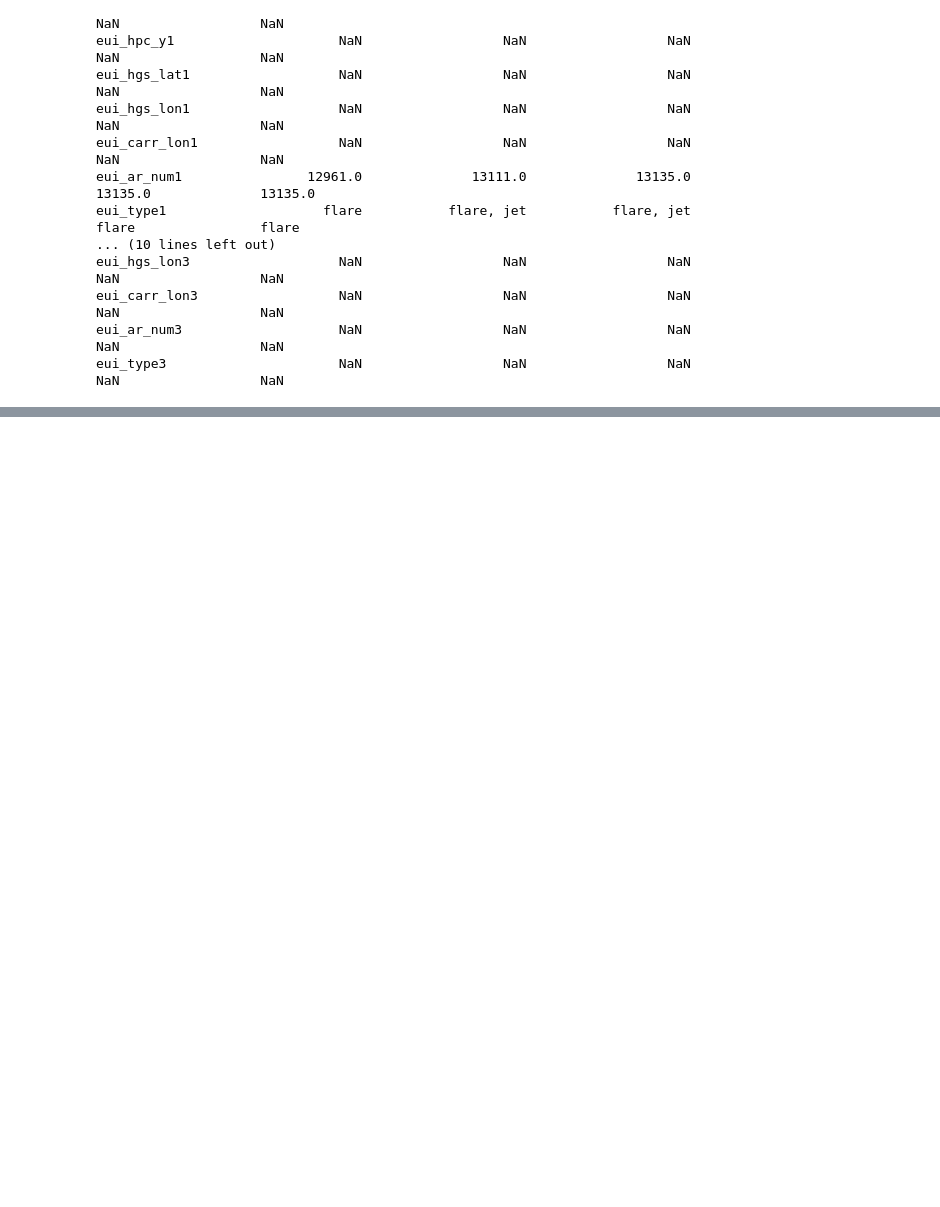
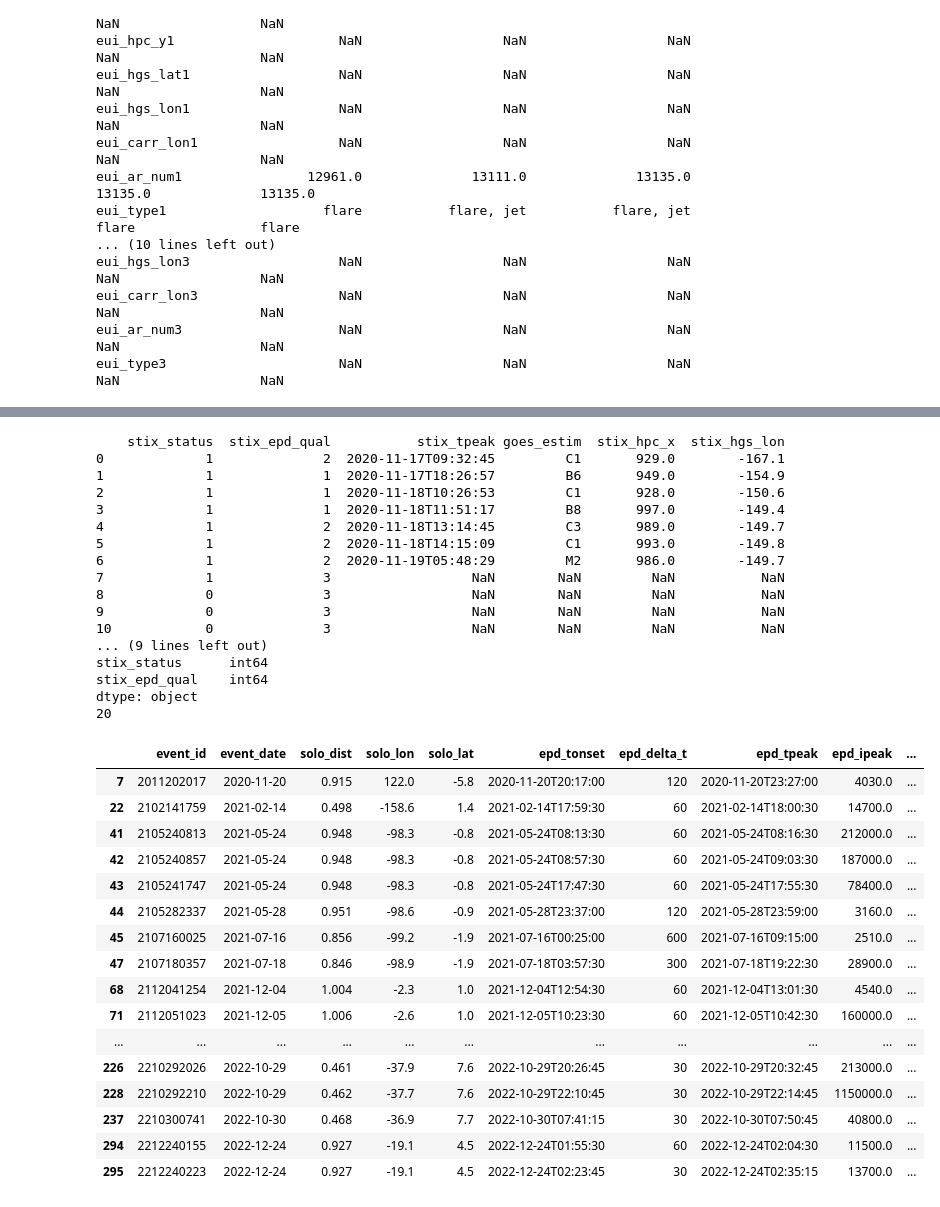
Before and after one commit to namccormick/coseecat_dr1, a Jupyter notebook: coseecat_v1.ipynb, the cells around one changed output, grey strips where cells are left out. Saved outputs shown, nothing was run; the diff lists cells and outputs as text; code cells hidden in the pictures; blank space fills up the shorter version.

```diff
--- a/coseecat_v1.ipynb
+++ b/coseecat_v1.ipynb
@@ -646,0 +659,53 @@ eui_type3                      NaN                  NaN                  NaN
+# %%
+# Check how missing values are encoded in your file
+print(df[["stix_status", "stix_epd_qual", "stix_tpeak",
+          "goes_estim", "stix_hpc_x", "stix_hgs_lon"]].head(20))
+print(df[["stix_status", "stix_epd_qual"]].dtypes)
+
+mask = (
+    (df["stix_status"] == 1)
+    & (df["stix_epd_qual"] == 3)
+    & df["stix_tpeak"].isna()
+    & df["goes_estim"].isna()
+    & df["stix_hpc_x"].isna()
+    & df["stix_hgs_lon"].isna()
+)
+
+no_flare = df[mask]
+print(len(no_flare))
+no_flare
+# %% [output]
+    stix_status  stix_epd_qual           stix_tpeak goes_estim  stix_hpc_x  stix_hgs_lon
+0             1              2  2020-11-17T09:32:45         C1       929.0        -167.1
+1             1              1  2020-11-17T18:26:57         B6       949.0        -154.9
+2             1              1  2020-11-18T10:26:53         C1       928.0        -150.6
+3             1              1  2020-11-18T11:51:17         B8       997.0        -149.4
+4             1              2  2020-11-18T13:14:45         C3       989.0        -149.7
+5             1              2  2020-11-18T14:15:09         C1       993.0        -149.8
+6             1              2  2020-11-19T05:48:29         M2       986.0        -149.7
+7             1              3                  NaN        NaN         NaN           NaN
+8             0              3                  NaN        NaN         NaN           NaN
+9             0              3                  NaN        NaN         NaN           NaN
+10            0              3                  NaN        NaN         NaN           NaN
+... (9 lines left out)
+stix_status      int64
+stix_epd_qual    int64
+dtype: object
+20
+|  | event_id | event_date | solo_dist | solo_lon | solo_lat | epd_tonset | epd_delta_t | epd_tpeak | epd_ipeak | ... |
+| 7 | 2011202017 | 2020-11-20 | 0.915 | 122.0 | -5.8 | 2020-11-20T20:17:00 | 120 | 2020-11-20T23:27:00 | 4030.0 | ... |
+| 22 | 2102141759 | 2021-02-14 | 0.498 | -158.6 | 1.4 | 2021-02-14T17:59:30 | 60 | 2021-02-14T18:00:30 | 14700.0 | ... |
+| 41 | 2105240813 | 2021-05-24 | 0.948 | -98.3 | -0.8 | 2021-05-24T08:13:30 | 60 | 2021-05-24T08:16:30 | 212000.0 | ... |
+| 42 | 2105240857 | 2021-05-24 | 0.948 | -98.3 | -0.8 | 2021-05-24T08:57:30 | 60 | 2021-05-24T09:03:30 | 187000.0 | ... |
+| 43 | 2105241747 | 2021-05-24 | 0.948 | -98.3 | -0.8 | 2021-05-24T17:47:30 | 60 | 2021-05-24T17:55:30 | 78400.0 | ... |
+| 44 | 2105282337 | 2021-05-28 | 0.951 | -98.6 | -0.9 | 2021-05-28T23:37:00 | 120 | 2021-05-28T23:59:00 | 3160.0 | ... |
+| 45 | 2107160025 | 2021-07-16 | 0.856 | -99.2 | -1.9 | 2021-07-16T00:25:00 | 600 | 2021-07-16T09:15:00 | 2510.0 | ... |
+| 47 | 2107180357 | 2021-07-18 | 0.846 | -98.9 | -1.9 | 2021-07-18T03:57:30 | 300 | 2021-07-18T19:22:30 | 28900.0 | ... |
+| 68 | 2112041254 | 2021-12-04 | 1.004 | -2.3 | 1.0 | 2021-12-04T12:54:30 | 60 | 2021-12-04T13:01:30 | 4540.0 | ... |
+| 71 | 2112051023 | 2021-12-05 | 1.006 | -2.6 | 1.0 | 2021-12-05T10:23:30 | 60 | 2021-12-05T10:42:30 | 160000.0 | ... |
+| ... | ... | ... | ... | ... | ... | ... | ... | ... | ... | ... |
+| 226 | 2210292026 | 2022-10-29 | 0.461 | -37.9 | 7.6 | 2022-10-29T20:26:45 | 30 | 2022-10-29T20:32:45 | 213000.0 | ... |
+| 228 | 2210292210 | 2022-10-29 | 0.462 | -37.7 | 7.6 | 2022-10-29T22:10:45 | 30 | 2022-10-29T22:14:45 | 1150000.0 | ... |
+| 237 | 2210300741 | 2022-10-30 | 0.468 | -36.9 | 7.7 | 2022-10-30T07:41:15 | 30 | 2022-10-30T07:50:45 | 40800.0 | ... |
+| 294 | 2212240155 | 2022-12-24 | 0.927 | -19.1 | 4.5 | 2022-12-24T01:55:30 | 60 | 2022-12-24T02:04:30 | 11500.0 | ... |
+| 295 | 2212240223 | 2022-12-24 | 0.927 | -19.1 | 4.5 | 2022-12-24T02:23:45 | 30 | 2022-12-24T02:35:15 | 13700.0 | ... |
```
Also changed, not shown: parts of 19 cells of this notebook.
